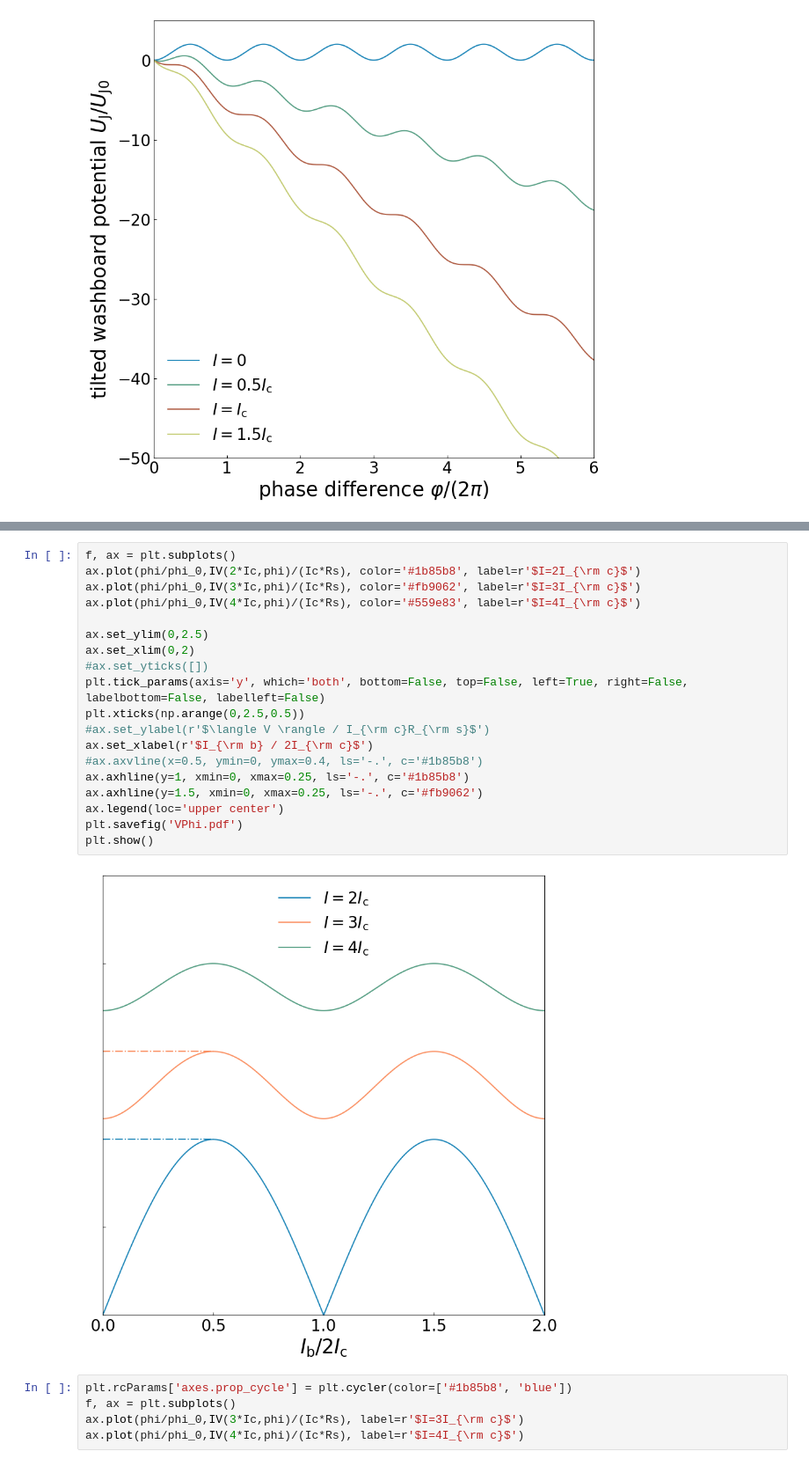
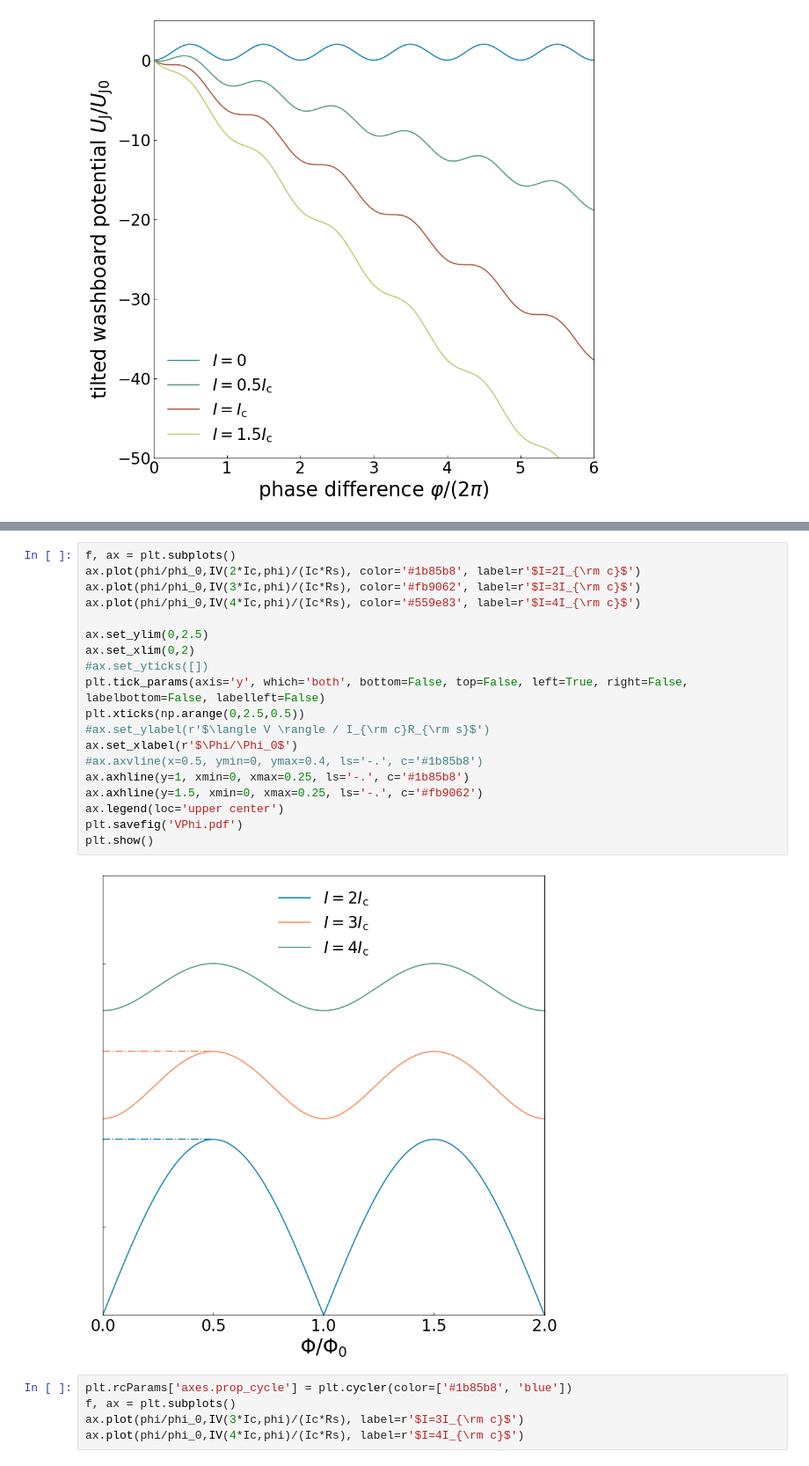
Before and after one commit to nkahne/Master-Thesis, a Jupyter notebook: Figures/literature_plots.ipynb, the cells around one changed output, grey strips where cells are left out. Shown at 88% size. Drawn from its saved outputs; the diff is of its cells as text.

```diff
--- a/Figures/literature_plots.ipynb
+++ b/Figures/literature_plots.ipynb
@@ -152,24 +153,24 @@ plt.show()
 # %%
 f, ax = plt.subplots()
 ax.plot(phi/phi_0,IV(2*Ic,phi)/(Ic*Rs), color='#1b85b8', label=r'$I=2I_{\rm c}$')
 ax.plot(phi/phi_0,IV(3*Ic,phi)/(Ic*Rs), color='#fb9062', label=r'$I=3I_{\rm c}$')
 ax.plot(phi/phi_0,IV(4*Ic,phi)/(Ic*Rs), color='#559e83', label=r'$I=4I_{\rm c}$')
 
 ax.set_ylim(0,2.5)
 ax.set_xlim(0,2)
 #ax.set_yticks([])
 plt.tick_params(axis='y', which='both', bottom=False, top=False, left=True, right=False, labelbottom=False, labelleft=False)
 plt.xticks(np.arange(0,2.5,0.5))
 #ax.set_ylabel(r'$\langle V \rangle / I_{\rm c}R_{\rm s}$')
-ax.set_xlabel(r'$I_{\rm b} / 2I_{\rm c}$')
+ax.set_xlabel(r'$\Phi/\Phi_0$')
 #ax.axvline(x=0.5, ymin=0, ymax=0.4, ls='-.', c='#1b85b8')
 ax.axhline(y=1, xmin=0, xmax=0.25, ls='-.', c='#1b85b8')
 ax.axhline(y=1.5, xmin=0, xmax=0.25, ls='-.', c='#fb9062')
 ax.legend(loc='upper center')
 plt.savefig('VPhi.pdf')
 plt.show()
 # %% [output]
-[figure, old version]
+[figure, new version]
 # %%
 plt.rcParams['axes.prop_cycle'] = plt.cycler(color=['#1b85b8', 'blue'])
 f, ax = plt.subplots()
```
Also changed, not shown: parts of 10 cells of this notebook, 14 other files.
